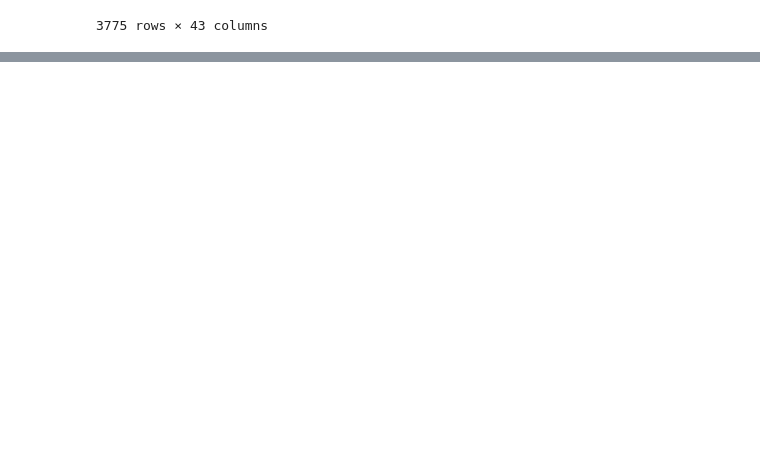
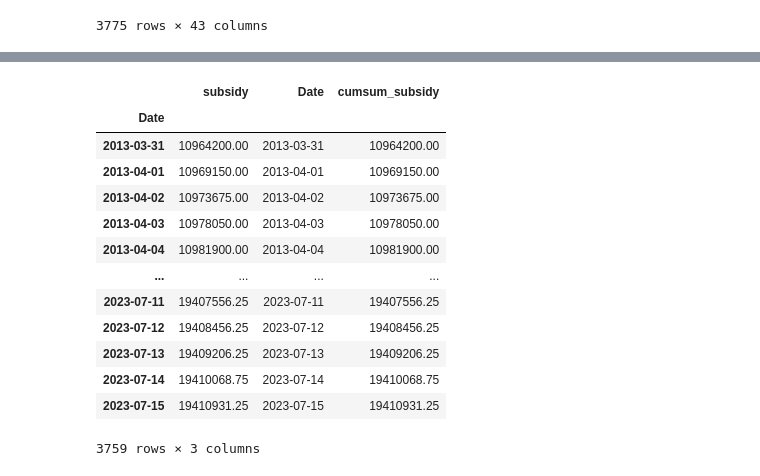
Before and after one commit to Moises-mfg/Analise-exploratoria-blockchain-Bitcoin, a Jupyter notebook: svar_bitcoin.ipynb, the cells around one changed output, grey strips where cells are left out. Cells and saved outputs as stored; diff of their text form; code cells hidden in the pictures; blank space fills up the shorter version.

```diff
--- a/svar_bitcoin.ipynb
+++ b/svar_bitcoin.ipynb
@@ -87,3 +88,13 @@ df_blockstats_daily_mean
 | 5315 | 2023-07-30 | 904.500 | 3355.285714 | 9.702381 | 520.672619 | 800905.500000 | 6601.208333 | 4.179448e+05 | 412.202381 | 77184.083333 | ... |
 | 5316 | 2023-07-31 | 993.500 | 4348.300000 | 10.600000 | 605.600000 | 800994.500000 | 6896.600000 | 5.098981e+05 | 596.400000 | 96292.100000 | ... |
 3775 rows × 43 columns
+# %%
+#read the bitcoin_blockchain.db
+import sqlite3
+with sqlite3.connect("/home/moises/Data_BTC_thesis/bitcoin_blockchain.db") as conn:
+    df_blockstats_daily = pd.read_sql_query("select * from blockchain", conn)
+# %%
+df_blockstats_daily["Date"] = pd.to_datetime(df_blockstats_daily["time"], unit='s')
+df_blockstats_daily["Date"] = df_blockstats_daily["Date"].dt.date
+df_blockstats_daily["Date"] = pd.to_datetime(df_blockstats_daily["Date"])
+df_blockstats_daily
@@ -89,0 +115,5 @@ df_blockstats_daily_mean
+# %%
+subsidy_daily_sum = df_blockstats_daily["subsidy"].groupby(df_blockstats_daily["Date"]).sum()
+subsidy_daily_sum = pd.DataFrame(subsidy_daily_sum)
+subsidy_daily_sum.columns = ["subsidy"]
+subsidy_daily_sum
@@ -89,0 +135,26 @@ df_blockstats_daily_mean
+# %%
+#get only the data from date greater than 2013-03-31 from subsidy_daily_sum_copy
+#subsidy_daily_sum_copy = subsidy_daily_sum_copy[subsidy_daily_sum_copy["Date"]>="2013-03-31"]
+subsidy_daily_sum_copy = (subsidy_daily_sum.cumsum()/100_000_000).copy()
+subsidy_daily_sum_copy["Date"] = subsidy_daily_sum_copy.index.values
+subsidy_daily_sum_copy = subsidy_daily_sum_copy[subsidy_daily_sum_copy["Date"]>="2013-03-31"]
+subsidy_daily_sum_copy = subsidy_daily_sum_copy[subsidy_daily_sum_copy["Date"]<="2023-07-15"]
+subsidy_daily_sum_copy["cumsum_subsidy"] = subsidy_daily_sum_copy["subsidy"]
+#put values in USD
+#subsidy_daily_sum_copy["subsidy"] = subsidy_daily_sum_copy["subsidy"]*df_price_btc_usd_agregate_svar["Close"]
+subsidy_daily_sum_copy
+# %% [output]
+|  | subsidy | Date | cumsum_subsidy |
+| Date |  |  |  |
+| 2013-03-31 | 10964200.00 | 2013-03-31 | 10964200.00 |
+| 2013-04-01 | 10969150.00 | 2013-04-01 | 10969150.00 |
+| 2013-04-02 | 10973675.00 | 2013-04-02 | 10973675.00 |
+| 2013-04-03 | 10978050.00 | 2013-04-03 | 10978050.00 |
+| 2013-04-04 | 10981900.00 | 2013-04-04 | 10981900.00 |
+| ... | ... | ... | ... |
+| 2023-07-11 | 19407556.25 | 2023-07-11 | 19407556.25 |
+| 2023-07-12 | 19408456.25 | 2023-07-12 | 19408456.25 |
+| 2023-07-13 | 19409206.25 | 2023-07-13 | 19409206.25 |
+| 2023-07-14 | 19410068.75 | 2023-07-14 | 19410068.75 |
+| 2023-07-15 | 19410931.25 | 2023-07-15 | 19410931.25 |
+3759 rows × 3 columns
```
Also changed, not shown: parts of 7 cells of this notebook.
